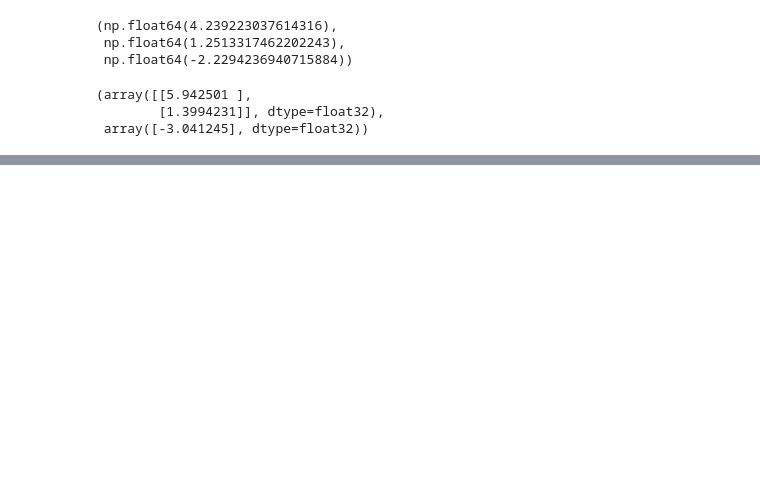
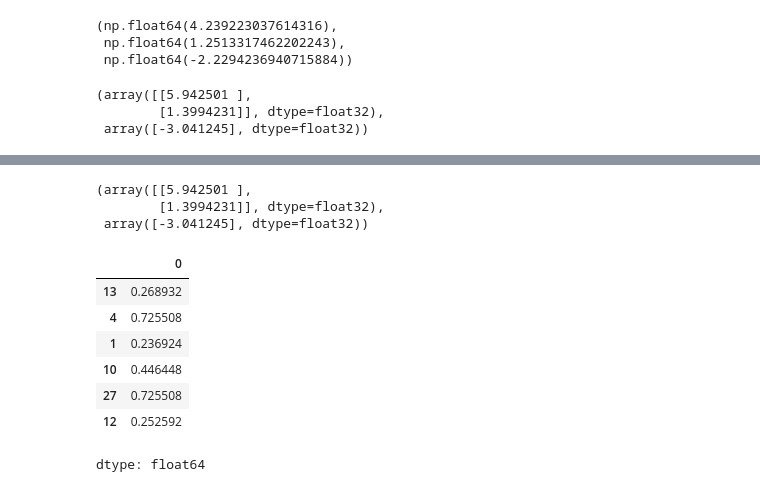
Before and after one commit to ADITI9981/Deep_Learning, a Jupyter notebook: Gradient_Decent_For_Neural_Network.ipynb, the cells around one changed output, grey strips where cells are left out. Cells and saved outputs as stored; diff of their text form; code cells hidden in the pictures; blank space fills up the shorter version.

```diff
--- a/Gradient_Decent_For_Neural_Network.ipynb
+++ b/Gradient_Decent_For_Neural_Network.ipynb
@@ -188,3 +201,6 @@ coef,intercept
 (array([[5.942501 ],
         [1.3994231]], dtype=float32),
  array([-3.041245], dtype=float32))
+# %%
+custommodel=myNN()
+custommodel.fit(x_train_scaled,y_train,epochs=500,loss_threshold=0.4631)
@@ -190,0 +213,17 @@ coef,intercept
+# %%
+coef,intercept
+# %% [output]
+(array([[5.942501 ],
+        [1.3994231]], dtype=float32),
+ array([-3.041245], dtype=float32))
+# %%
+custommodel.predict(x_test_scaled)
+# %% [output]
+|  | 0 |
+| 13 | 0.268932 |
+| 4 | 0.725508 |
+| 1 | 0.236924 |
+| 10 | 0.446448 |
+| 27 | 0.725508 |
+| 12 | 0.252592 |
+dtype: float64
```
Also changed, not shown: parts of 3 cells of this notebook.
